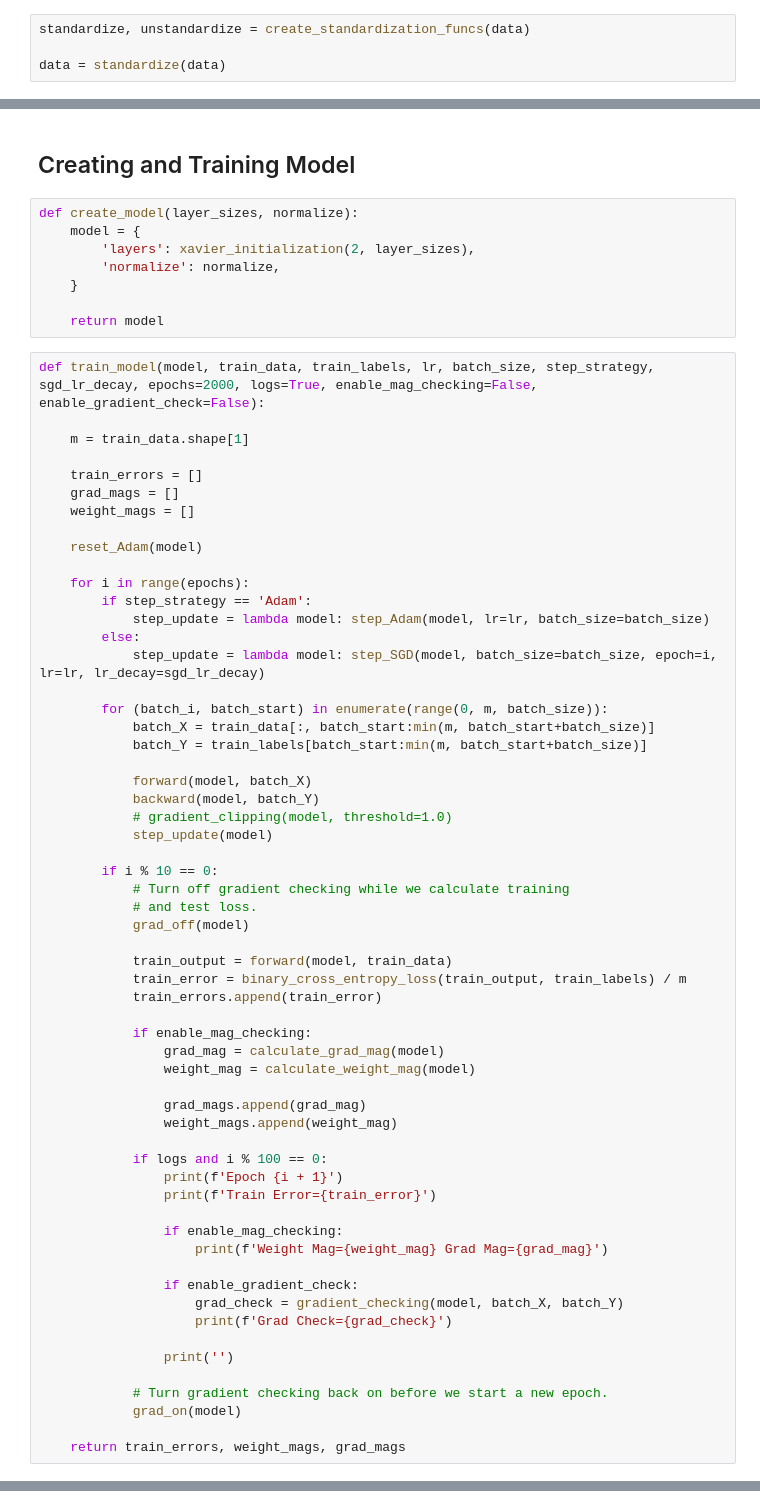
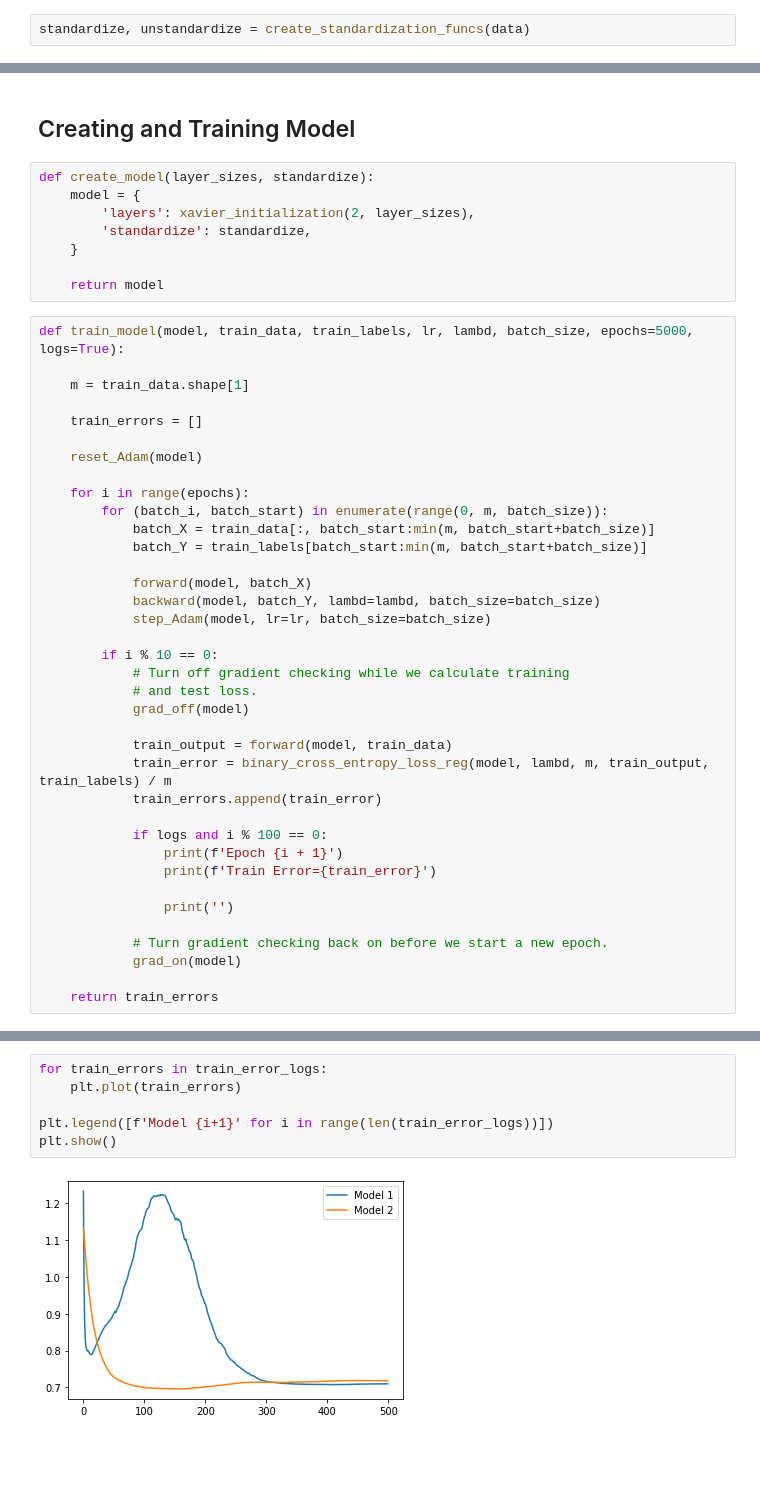
Before and after one commit to brenmcnamara/ML, a Jupyter notebook: projects/004/Regularized_Back_Prop_Impl.ipynb, the cells around one changed output, grey strips where cells are left out. Saved outputs shown, nothing was run; the diff lists cells and outputs as text; blank space fills up the shorter version.

```diff
--- a/projects/004/Regularized_Back_Prop_Impl.ipynb
+++ b/projects/004/Regularized_Back_Prop_Impl.ipynb
@@ -103,8 +108,6 @@ def create_standardization_funcs(data):
     return standardize, unstandardize
 # %%
 standardize, unstandardize = create_standardization_funcs(data)
-
-data = standardize(data)
 # %% [markdown]
 ### Splitting into Train / Validation / Test sets
 # %%
@@ -447,38 +466,30 @@ def gradient_checking(model, X, Y, epsilon=1e-7):
 # %% [markdown]
 ## Creating and Training Model
 # %%
-def create_model(layer_sizes, normalize):
+def create_model(layer_sizes, standardize):
     model = {
         'layers': xavier_initialization(2, layer_sizes),
-        'normalize': normalize,
+        'standardize': standardize,
     }
 
     return model
 # %%
-def train_model(model, train_data, train_labels, lr, batch_size, step_strategy, sgd_lr_decay, epochs=2000, logs=True, enable_mag_checking=False, enable_gradient_check=False):
+def train_model(model, train_data, train_labels, lr, lambd, batch_size, epochs=5000, logs=True):
 
     m = train_data.shape[1]
 
     train_errors = []
-    grad_mags = []
-    weight_mags = []
 
     reset_Adam(model)
 
     for i in range(epochs):
-        if step_strategy == 'Adam':
-            step_update = lambda model: step_Adam(model, lr=lr, batch_size=batch_size)
-        else:
-            step_update = lambda model: step_SGD(model, batch_size=batch_size, epoch=i, lr=lr, lr_decay=sgd_lr_decay)
-
         for (batch_i, batch_start) in enumerate(range(0, m, batch_size)):
             batch_X = train_data[:, batch_start:min(m, batch_start+batch_size)]
             batch_Y = train_labels[batch_start:min(m, batch_start+batch_size)]
 
             forward(model, batch_X)
-            backward(model, batch_Y)
-            # gradient_clipping(model, threshold=1.0)
-            step_update(model)
+            backward(model, batch_Y, lambd=lambd, batch_size=batch_size)
+            step_Adam(model, lr=lr, batch_size=batch_size)
 
         if i % 10 == 0:
             # Turn off gradient checking while we calculate training
@@ -486,33 +497,19 @@ def train_model(model, train_data, train_labels, lr, batch_size, step_strategy,
             grad_off(model)
 
             train_output = forward(model, train_data)
-            train_error = binary_cross_entropy_loss(train_output, train_labels) / m
+            train_error = binary_cross_entropy_loss_reg(model, lambd, m, train_output, train_labels) / m
             train_errors.append(train_error)
-
-            if enable_mag_checking:
-                grad_mag = calculate_grad_mag(model)
-                weight_mag = calculate_weight_mag(model)
-
-                grad_mags.append(grad_mag)
-                weight_mags.append(weight_mag)
 
             if logs and i % 100 == 0:
                 print(f'Epoch {i + 1}')
                 print(f'Train Error={train_error}')
-
-                if enable_mag_checking:
-                    print(f'Weight Mag={weight_mag} Grad Mag={grad_mag}')
-
-                if enable_gradient_check:
-                    grad_check = gradient_checking(model, batch_X, batch_Y)
-                    print(f'Grad Check={grad_check}')
 
                 print('')
 
             # Turn gradient checking back on before we start a new epoch.
             grad_on(model)
 
-    return train_errors, weight_mags, grad_mags
+    return train_errors
 # %%
 models = []
 valid_errors = []
@@ -582,0 +623,8 @@ for (i, hyperparam) in enumerate(hyperparams):
+# %%
+for train_errors in train_error_logs:
+    plt.plot(train_errors)
+
+plt.legend([f'Model {i+1}' for i in range(len(train_error_logs))])
+plt.show()
+# %% [output]
+[figure, added]
```
Also changed, not shown: parts of 9 cells of this notebook, 1 other file.
